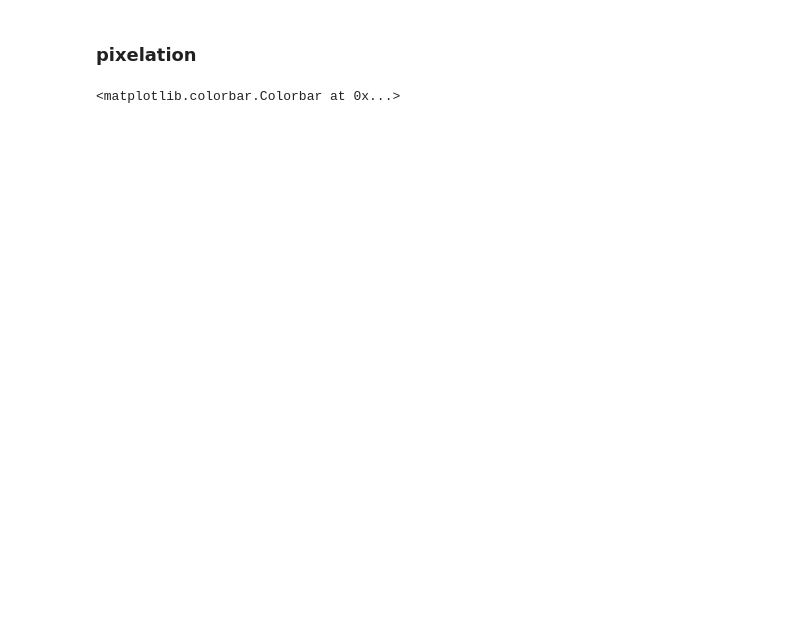
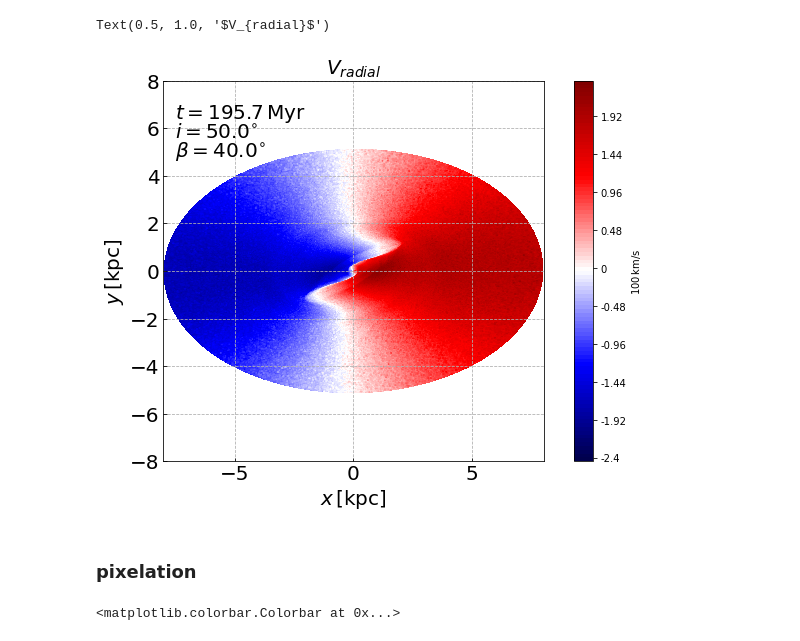
Before and after one commit to olgaborodina/pattern_speed, a Jupyter notebook: TW_method.ipynb, the cells around one changed output. Saved outputs shown, nothing was run; the diff lists cells and outputs as text; code cells hidden in the pictures; blank space fills up the shorter version.

```diff
--- a/TW_method.ipynb
+++ b/TW_method.ipynb
@@ -50,3 +52,31 @@ Text(0.5, 1.0, '$V_{radial}$')
+# %%
+fig, ax = plt.subplots(figsize=(11, 7), sharex=True, sharey=True)
+levels = np.linspace(VR.min(), VR.max(), 101)
+cbarticks = np.linspace(VR.min().round(1), VR.max().round(1), 11)
+norm = mc.BoundaryNorm(levels, 256)
+im1 = ax.contourf(X, Y, VR, norm=norm, levels=levels, cmap='seismic')
+ax.annotate(r'$t=%.1f\, \rm Myr$' % (t * to_Myr),
+            xy=(0.03, 0.90), xycoords='axes fraction', fontsize=20, color='k')
+ax.annotate(r'$i=%.1f ^{\circ}$' % (np.rad2deg(i)),
+            xy=(0.03, 0.85), xycoords='axes fraction', fontsize=20, color='k')
+ax.annotate(r'$\beta=%.1f ^{\circ}$' % (np.rad2deg(beta)),
+            xy=(0.03, 0.80), xycoords='axes fraction', fontsize=20, color='k')
+# ax.axhline(0.3, c='black')
+# ax.axhline(-0.3, c='black')
+
+plt.colorbar(im1,ticks=cbarticks, format='%g', label=r'$\rm 100\, km/s$')
+
+ax.grid(ls='dashed')
+ax.tick_params(labelsize=20, direction='in')
+ax.set_xlabel(r'$x\, \rm [kpc]$', fontsize=20)
+ax.set_ylabel(r'$y\, \rm [kpc]$', fontsize=20)
+ax.set_ylim(-8, 8)
+ax.set_xlim(-8, 8)
+ax.set_aspect('1')
+ax.set_title(r'$V_{radial}$', fontsize=20)
+# %% [output]
+Text(0.5, 1.0, '$V_{radial}$')
+[figure, added]
 # %% [markdown]
 ### pixelation
 # %%
```
Also changed, not shown: parts of 8 cells of this notebook, 2 other files.
